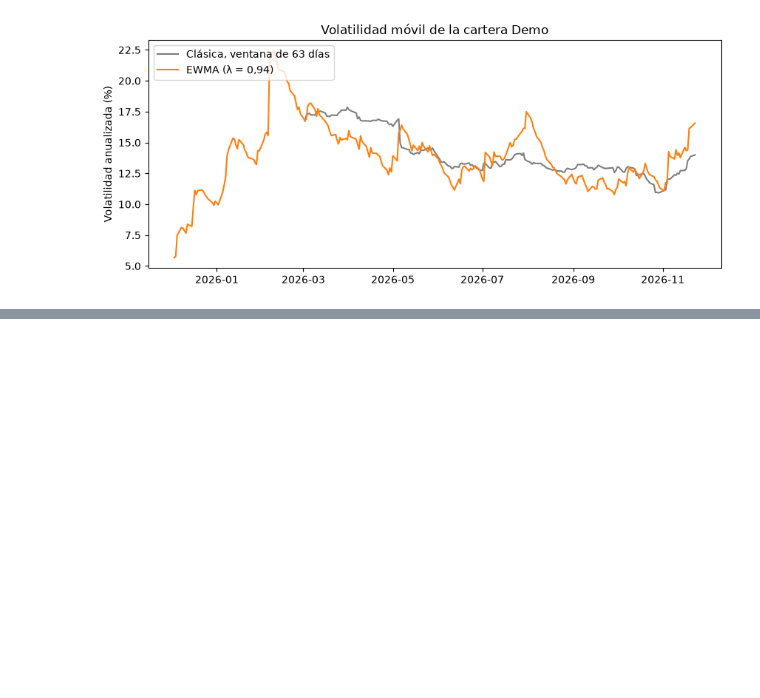
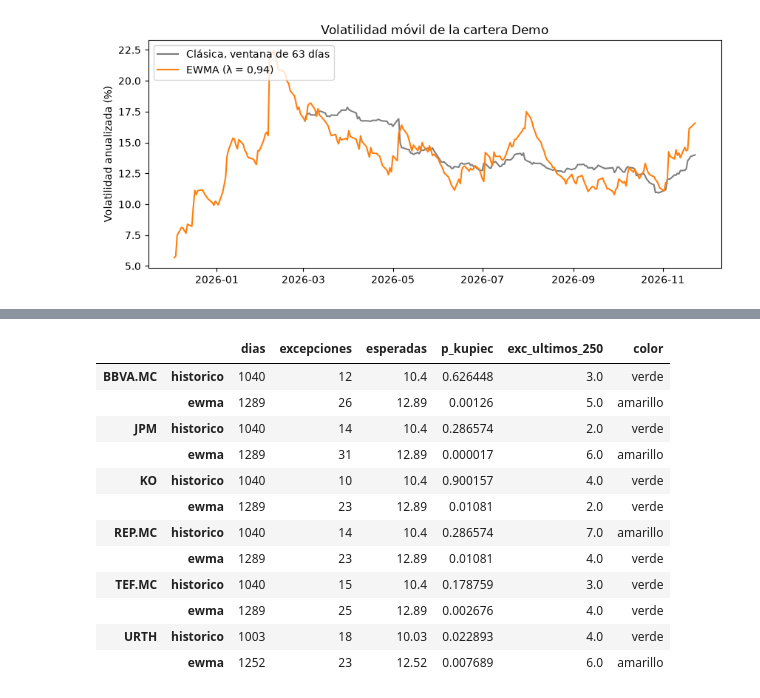
Before and after one commit to marcosortegan/gestor-carteras, a Jupyter notebook: notebooks/riesgo.ipynb, the cells around one changed output, grey strips where cells are left out. Saved outputs shown, nothing was run; the diff lists cells and outputs as text; code cells hidden in the pictures; blank space fills up the shorter version.

```diff
--- a/notebooks/riesgo.ipynb
+++ b/notebooks/riesgo.ipynb
@@ -67,3 +67,15 @@ ax.legend(loc="upper left")
 fig.savefig(CARPETA / "volatilidad.png", dpi=150, bbox_inches="tight")
 # %% [output]
 [figure]
+# %%
+import pandas as pd
+from scipy import stats
+from cartera.riesgo import tabla_var_cvar
+
+pd.set_option("display.width", 200)
+
+for nivel in [0.95, 0.99]:
+    t = tabla_var_cvar(todo, nivel)
+    t.iloc[:, :6] = t.iloc[:, :6] * 100
+    print(f"\nVaR y CVaR diarios al {nivel:.0%} (en %)")
+    display(t.round(2))
@@ -69,0 +170,17 @@ fig.savefig(CARPETA / "volatilidad.png", dpi=150, bbox_inches="tight")
+# %%
+activos_y_urth = activos.assign(URTH=benchmark)
+tabla_backtest(activos_y_urth)
+# %% [output]
+|  |  | dias | excepciones | esperadas | p_kupiec | exc_ultimos_250 | color |
+| BBVA.MC | historico | 1040 | 12 | 10.4 | 0.626448 | 3.0 | verde |
+|  | ewma | 1289 | 26 | 12.89 | 0.00126 | 5.0 | amarillo |
+| JPM | historico | 1040 | 14 | 10.4 | 0.286574 | 2.0 | verde |
+|  | ewma | 1289 | 31 | 12.89 | 0.000017 | 6.0 | amarillo |
+| KO | historico | 1040 | 10 | 10.4 | 0.900157 | 4.0 | verde |
+|  | ewma | 1289 | 23 | 12.89 | 0.01081 | 2.0 | verde |
+| REP.MC | historico | 1040 | 14 | 10.4 | 0.286574 | 7.0 | amarillo |
+|  | ewma | 1289 | 23 | 12.89 | 0.01081 | 4.0 | verde |
+| TEF.MC | historico | 1040 | 15 | 10.4 | 0.178759 | 3.0 | verde |
+|  | ewma | 1289 | 25 | 12.89 | 0.002676 | 4.0 | verde |
+| URTH | historico | 1003 | 18 | 10.03 | 0.022893 | 4.0 | verde |
+|  | ewma | 1252 | 23 | 12.52 | 0.007689 | 6.0 | amarillo |
```
Also changed, not shown: parts of 7 cells of this notebook, 4 other files.
